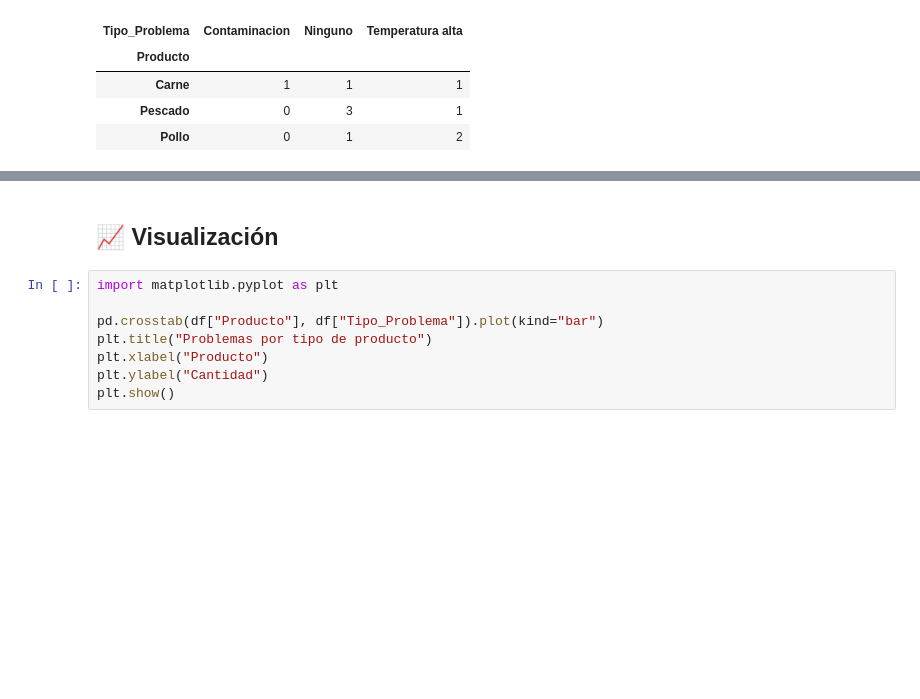
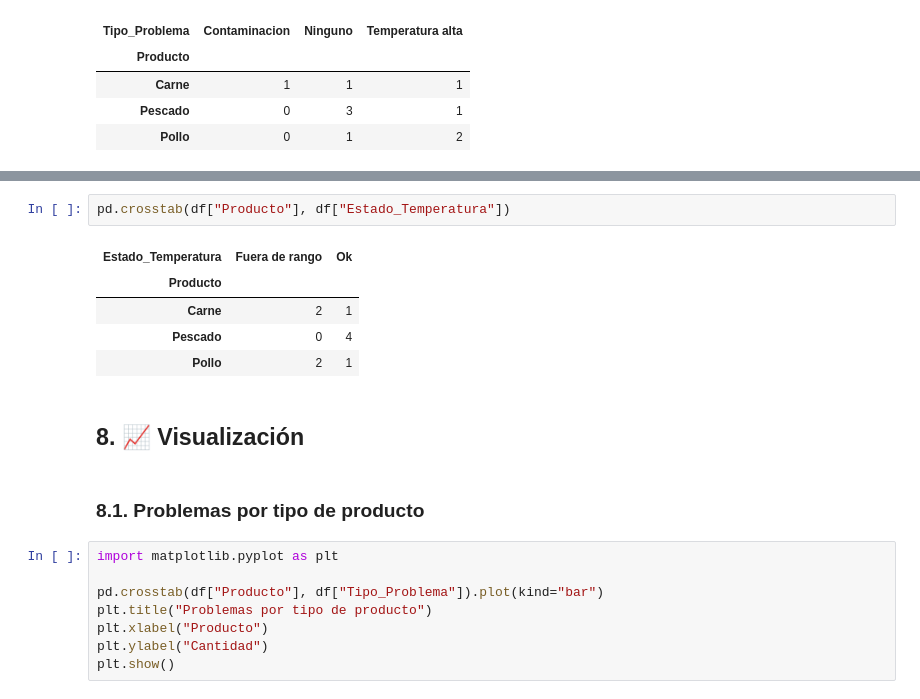
Before and after one commit to maely18bp-code/analisis-calidad-alimientos, a Jupyter notebook: Analisis.ipynb, the cells around one changed output, grey strips where cells are left out. Cells and saved outputs as stored; diff of their text form; blank space fills up the shorter version.

```diff
--- a/Analisis.ipynb
+++ b/Analisis.ipynb
@@ -31,5 +222,15 @@ pd.crosstab(df["Producto"], df["Tipo_Problema"])
+# %%
+pd.crosstab(df["Producto"], df["Estado_Temperatura"])
+# %% [output]
+| Estado_Temperatura | Fuera de rango | Ok |
+| Producto |  |  |
+| Carne | 2 | 1 |
+| Pescado | 0 | 4 |
+| Pollo | 2 | 1 |
 # %% [markdown]
-## 📈 Visualización
+## 8. 📈 Visualización
+# %% [markdown]
+### 8.1. Problemas por tipo de producto
 # %%
 import matplotlib.pyplot as plt
 
```
Also changed, not shown: parts of 38 cells of this notebook.
